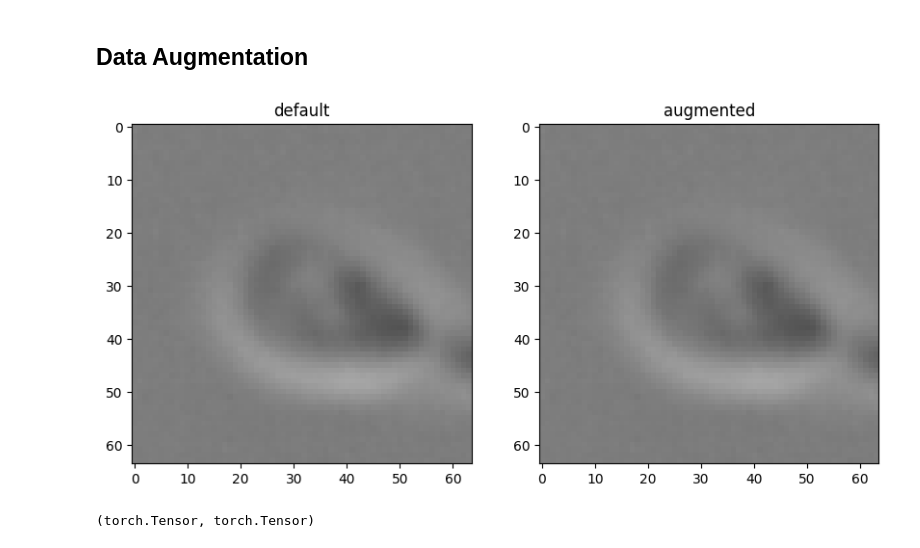
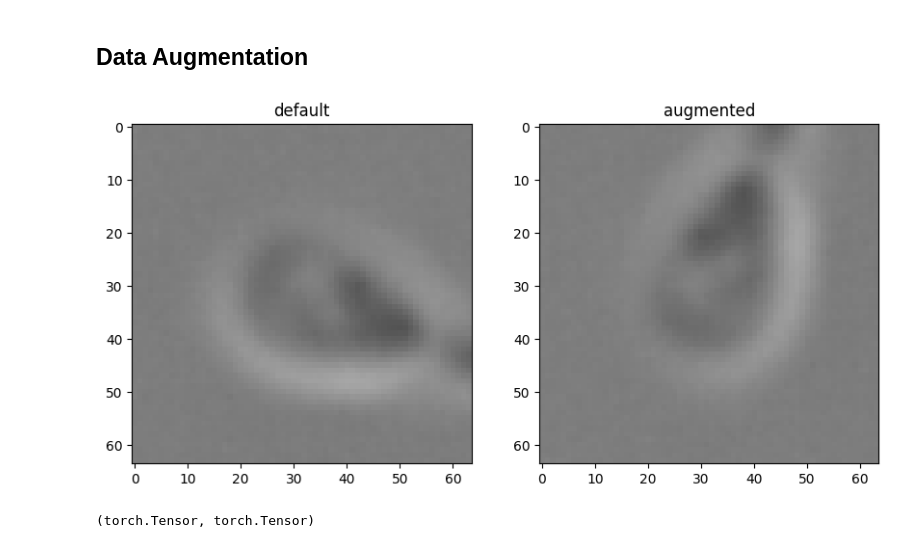
Before and after one commit to amirkasaei/Modified-Human-Sperm-Morphology-Analysis, a Jupyter notebook: MAML_Modified_Human_Sperm_Morphology_Analysis.ipynb, the cells around one changed output. Drawn from its saved outputs; the diff is of its cells as text; code cells hidden in the pictures.

```diff
--- a/MAML_Modified_Human_Sperm_Morphology_Analysis.ipynb
+++ b/MAML_Modified_Human_Sperm_Morphology_Analysis.ipynb
@@ -254,8 +254,11 @@ plt.imshow(PILimage(x_train_rgb[0]))
 # %%
 transformers = [
     T.functional.vflip,
-    T.functional.invert,
+    # T.functional.invert,
     T.functional.hflip,
+    T.RandomRotation((90, 90)),
+    T.RandomRotation((180, 180)),
+    T.RandomRotation((270, 270))
 ]
 # %%
-randomAug = T.RandomApply([T.RandomChoice(transformers, p=[0.5, 0.5, 0.5])], p=0.5)
+randomAug = T.RandomApply([T.RandomChoice(transformers)], p=0.5)
@@ -265,14 +265,18 @@ x_aug = torch.stack([randomAug(x) for x in x_def])
+# %%
+x_def = x_train_rgb[0]
+# x_aug = T.functional.vflip(x_def)
+x_aug = randomAug(x_def)
 # %%
 fig, axs = plt.subplots(nrows=1, ncols=2, squeeze=False, figsize=(10,5))
 
 axs[0, 0].title.set_text('default')
 axs[0, 1].title.set_text('augmented')
-axs[0, 0].imshow(PILimage(x_def[0]))
-axs[0, 1].imshow(PILimage(x_aug[0]))
+axs[0, 0].imshow(PILimage(x_def))
+axs[0, 1].imshow(PILimage(x_aug))
 
 plt.show()
 # %% [output]
-[figure, old version]
+[figure, new version]
 # %%
 type(x_def), type(x_aug[0])
 # %% [output]
```
Also changed, not shown: parts of 11 cells of this notebook.
